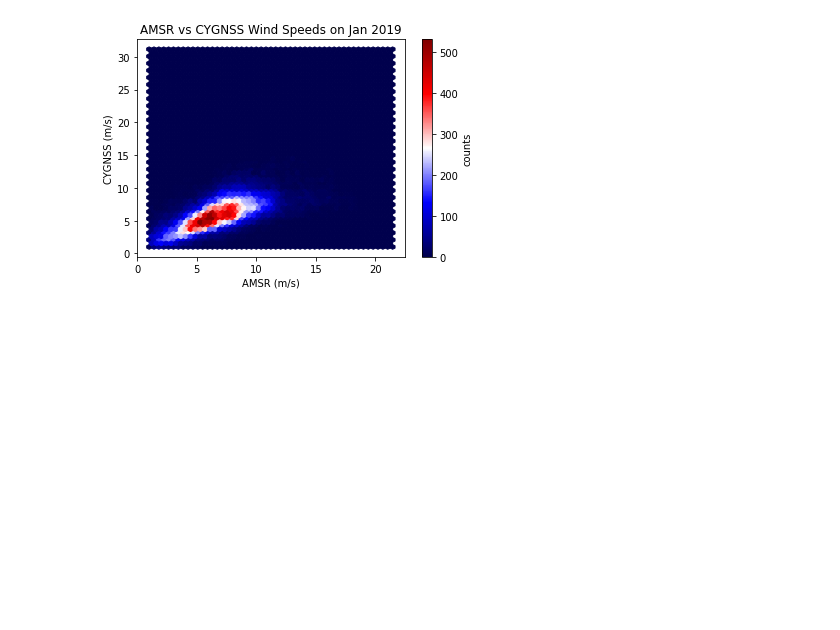
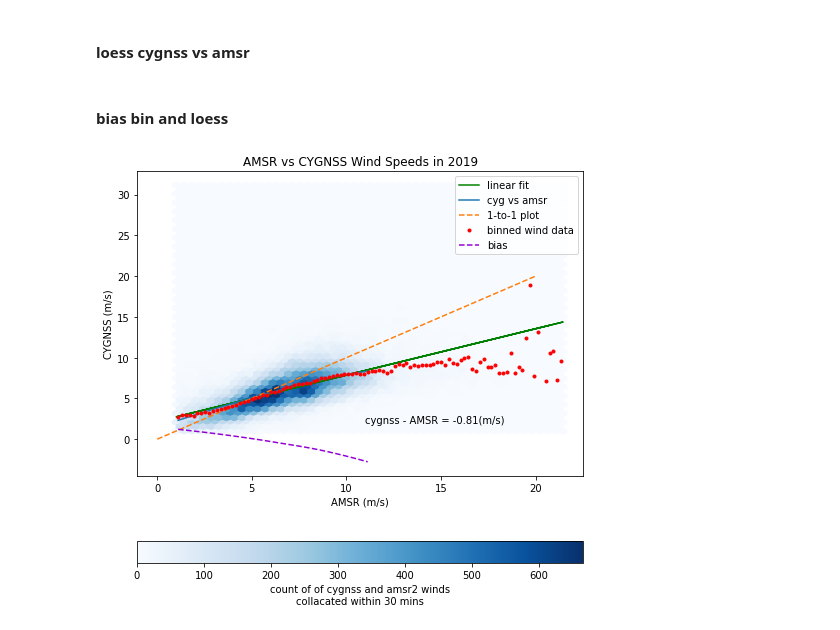
Before and after one commit to geethmaw/link, a Jupyter notebook: intersect.ipynb, the cells around one changed output. Drawn from its saved outputs; the diff is of its cells as text; code cells hidden in the pictures; blank space fills up the shorter version.

```diff
--- a/intersect.ipynb
+++ b/intersect.ipynb
@@ -145,0 +148,2 @@ print(max(bf),min(bf))
+# %% [markdown]
+#### loess cygnss vs amsr
@@ -146,32 +165,51 @@ print(max(bf),min(bf))
+# %% [markdown]
+#### bias bin and loess
+# %%
+bin_meansb, bin_edgesb, binnumberb = stats.binned_statistic(awf, bf, 'mean', bins=100)
+bin_widthb = (bin_edgesb[1] - bin_edgesb[0])
+bin_centersb = bin_edgesb[1:] - bin_widthb/2
+
+xb = np.array(bin_centersb[:])
+yb = np.array(bin_meansb[:])
+indb = np.argsort(xb)
+xb = np.sort(xb)
+yb = yb[ind]
+
+l = loess(xb,yb)
+l.fit()
+pred = l.predict(xb, stderror=True)
+conf = pred.confidence()
+
+lowessb = pred.values
+llb = conf.lower
+ulb = conf.upper
 # %%
 import numpy as np
 import matplotlib.pyplot as plt
 
-xmin = min(awf)
-xmax = max(awf)
-ymin = min(cwf)
-ymax = max(cwf)
+fig= plt.figure(figsize=(8, 8))
 
-fig= plt.figure()
-# fig.subplots_adjust(hspace=0.5, left=0.07, right=0.93)
-# ax = axs[0]
-hb = plt.hexbin(awf, cwf, gridsize=50, cmap='Blu')
-# plt.axis([xmin, xmax, ymin, ymax])
+hb = plt.hexbin(awf, cwf, gridsize=50, cmap='Blues')
 plt.title('AMSR vs CYGNSS Wind Speeds on Jan 2019')
 plt.ylabel('CYGNSS (m/s)')
 plt.xlabel('AMSR (m/s)')
-cb = fig.colorbar(hb)
-cb.set_label('counts')
+cb = fig.colorbar(hb, orientation='horizontal')
+cb.set_label('count of of cygnss and amsr2 winds\ncollacated within 30 mins')
+
+plt.plot(awf, zz, label='linear fit',color='g')
+plt.plot(xx, lowess, label='cyg vs amsr')
+plt.plot([0,20],[0,20],linestyle='--',label='1-to-1 plot')
+plt.plot(bin_centers[:], bin_means[:], 'r.', label='binned wind data')
+plt.fill_between(xx,ll,ul,alpha=.33)
+plt.plot(xb, lowessb, color = 'darkviolet', linestyle = '--',label='bias')
+plt.fill_between(xb,llb,ulb,alpha=.33)
+
+plt.title('AMSR vs CYGNSS Wind Speeds in 2019')
+plt.ylabel('CYGNSS (m/s)')
+plt.xlabel('AMSR (m/s)')
+plt.legend(fontsize=10)
+plt.text(11, 2, 'cygnss - AMSR = '+str(bm)+'(m/s)')
+
 plt.show()
-
-
-# ax = axs[1]
-# hb = ax.hexbin(x, y, gridsize=50, bins='log', cmap='inferno')
-# ax.axis([xmin, xmax, ymin, ymax])
-# ax.set_title("With a log color scale")
-# cb = fig.colorbar(hb, ax=ax)
-# cb.set_label('log10(N)')
-
-# plt.show()
 # %% [output]
-[figure, old version]
+[figure, new version]
```
Also changed, not shown: parts of 21 cells of this notebook, 4 other files.
